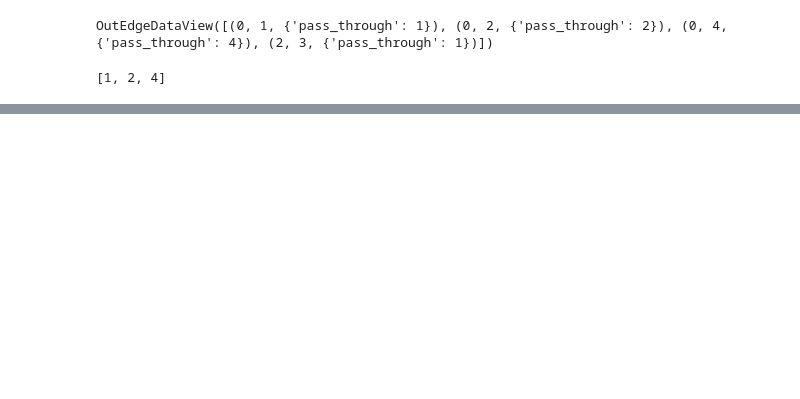
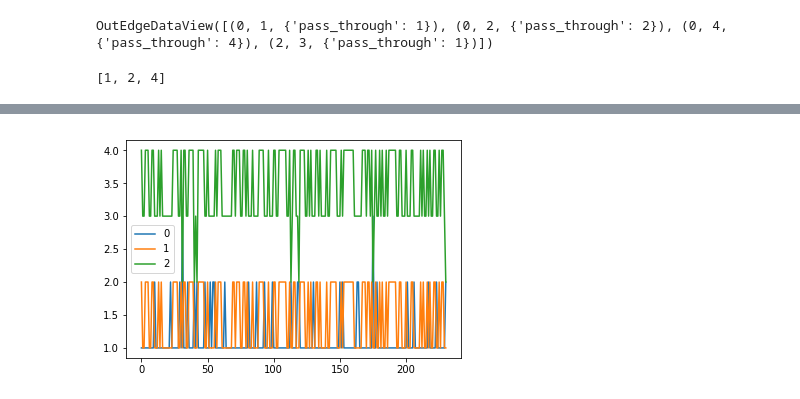
Before and after one commit to Olivier-Lakoue/Graph_ML_Problems, a Jupyter notebook: notebooks/[32]_Redefine_action.ipynb, the cells around one changed output, grey strips where cells are left out. Saved outputs shown, nothing was run; the diff lists cells and outputs as text; code cells hidden in the pictures; blank space fills up the shorter version.

```diff
--- a/notebooks/[32]_Redefine_action.ipynb
+++ b/notebooks/[32]_Redefine_action.ipynb
@@ -267,0 +190,5 @@ plt.show()
+# %%
+pd.DataFrame(vals_series, dtype=int).plot()
+plt.show()
+# %% [output]
+[figure, added]
```
Also changed, not shown: parts of 55 cells of this notebook, 2 other files.
